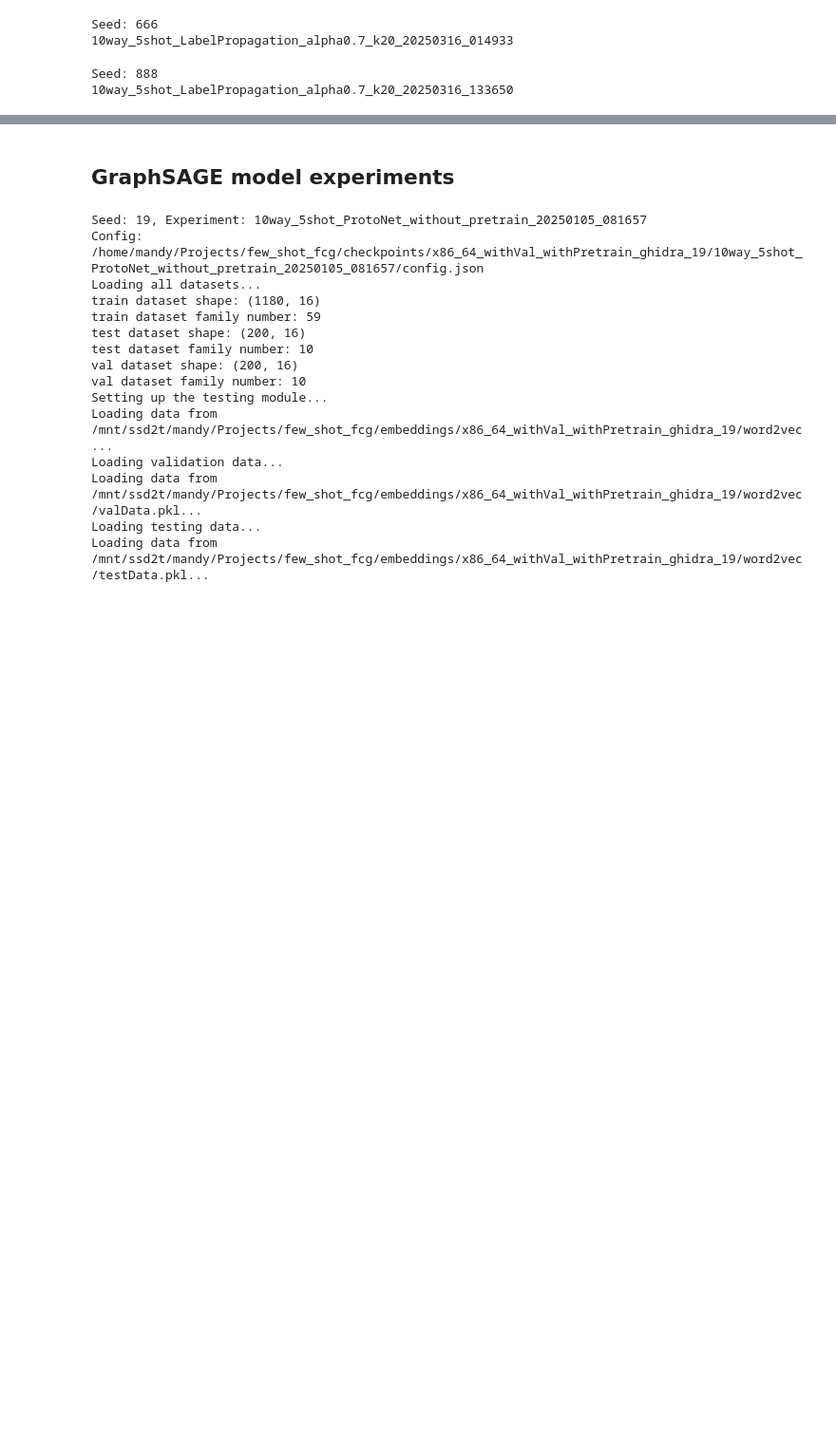
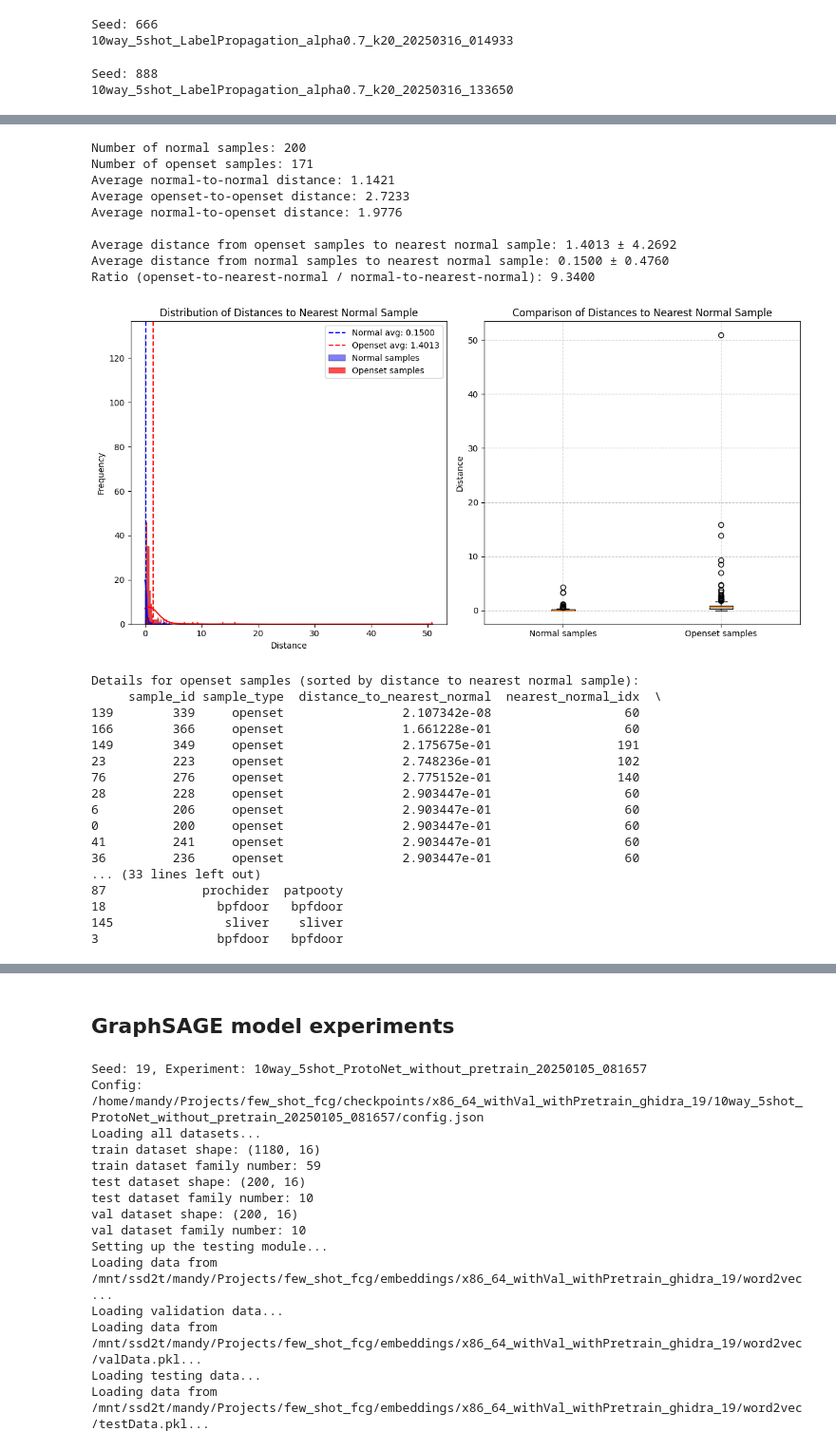
Before and after one commit to mandyCheen/few_shot_fcg, a Jupyter notebook: visualization.ipynb, the cells around one changed output, grey strips where cells are left out. Shown at 95% size. Saved outputs shown, nothing was run; the diff lists cells and outputs as text; code cells hidden in the pictures; blank space fills up the shorter version.

```diff
--- a/visualization.ipynb
+++ b/visualization.ipynb
@@ -767,0 +1237,50 @@ Seed: 888
+# %%
+# 在你现有的代码之后添加这些
+output_np = output.detach().numpy()
+
+# 创建保存图表的目录
+import os
+save_dir = f"./distance_analysis_seed{seed}"
+os.makedirs(save_dir, exist_ok=True)
+
+# 运行距离分析
+stats, nearest_distances, openset_details, normal_details = analyze_sample_distances(
+    embeddings=output_np,
+    labels=all_label,
+    save_path=save_dir
+)
+
+# 可选，保存结果
+with open(f"{save_dir}/distance_stats.pkl", "wb") as f:
+    pickle.dump(stats, f)
+
+with open(f"{save_dir}/nearest_distances.pkl", "wb") as f:
+    pickle.dump(nearest_distances, f)
+# %% [output]
+Number of normal samples: 200
+Number of openset samples: 171
+Average normal-to-normal distance: 1.1421
+Average openset-to-openset distance: 2.7233
+Average normal-to-openset distance: 1.9776
+
+Average distance from openset samples to nearest normal sample: 1.4013 ± 4.2692
+Average distance from normal samples to nearest normal sample: 0.1500 ± 0.4760
+Ratio (openset-to-nearest-normal / normal-to-nearest-normal): 9.3400
+[figure, added]
+Details for openset samples (sorted by distance to nearest normal sample):
+     sample_id sample_type  distance_to_nearest_normal  nearest_normal_idx  \
+139        339     openset                2.107342e-08                  60
+166        366     openset                1.661228e-01                  60
+149        349     openset                2.175675e-01                 191
+23         223     openset                2.748236e-01                 102
+76         276     openset                2.775152e-01                 140
+28         228     openset                2.903447e-01                  60
+6          206     openset                2.903447e-01                  60
+0          200     openset                2.903447e-01                  60
+41         241     openset                2.903447e-01                  60
+36         236     openset                2.903447e-01                  60
+... (33 lines left out)
+87             prochider  patpooty
+18               bpfdoor   bpfdoor
+145               sliver    sliver
+3                bpfdoor   bpfdoor
```
Also changed, not shown: parts of 8 cells of this notebook, 47 other files.
